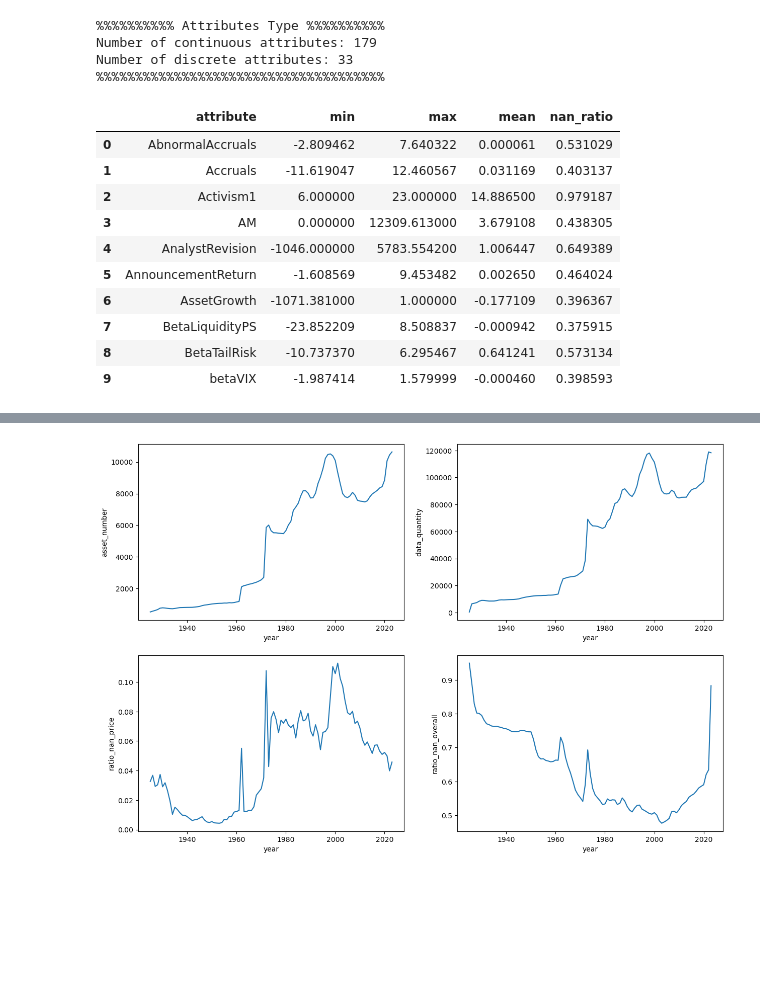
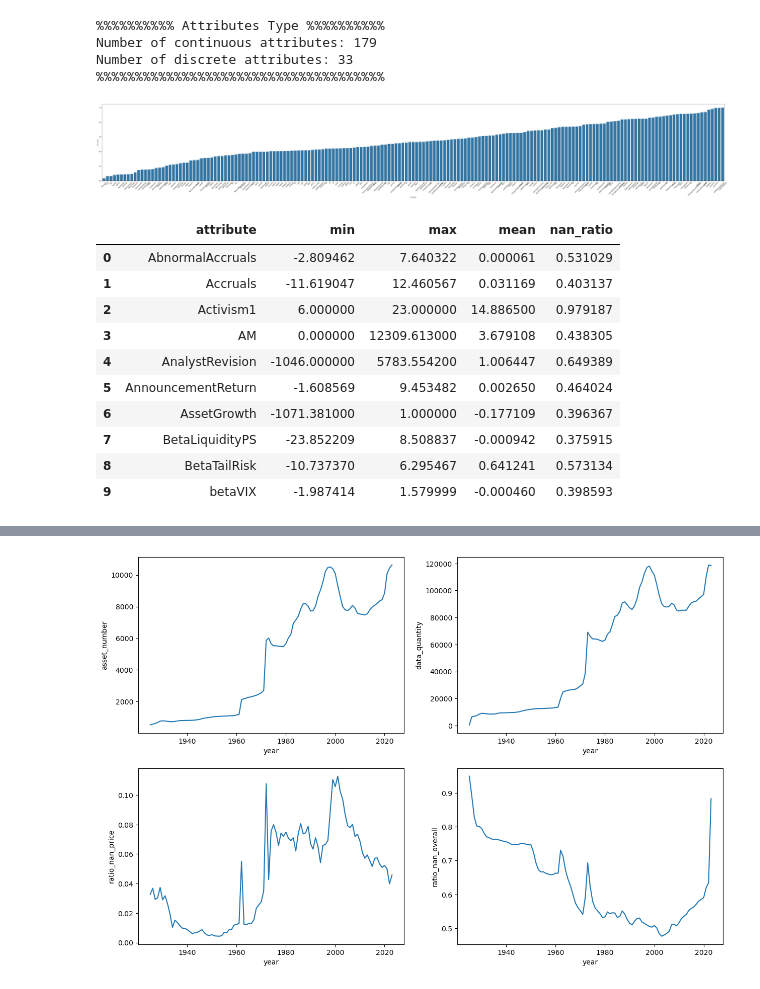
Before and after one commit to paulo-03/final_project_MLFin, a Jupyter notebook: data_analysis.ipynb, the cells around one changed output, grey strips where cells are left out. Cells and saved outputs as stored; diff of their text form; code cells hidden in the pictures; blank space fills up the shorter version.

```diff
--- a/data_analysis.ipynb
+++ b/data_analysis.ipynb
@@ -83,10 +86,10 @@ Number of continuous attributes: 179
 Number of discrete attributes: 33
 %%%%%%%%%%%%%%%%%%%%%%%%%%%%%%%%%%%%%
 # %%
-numerical_info_df = continuous_attributes_description(data=data, column_name=continuous_attributes)
-
-numerical_info_df.head(n=10)
+continuous_info_df = continuous_attributes_description(data=data, column_name=continuous_attributes)
+continuous_info_df.head(n=10)
 # %% [output]
+[figure, added]
 |  | attribute | min | max | mean | nan_ratio |
 | 0 | AbnormalAccruals | -2.809462 | 7.640322 | 0.000061 | 0.531029 |
 | 1 | Accruals | -11.619047 | 12.460567 | 0.031169 | 0.403137 |
```
Also changed, not shown: parts of 6 cells of this notebook, 3 other files.
